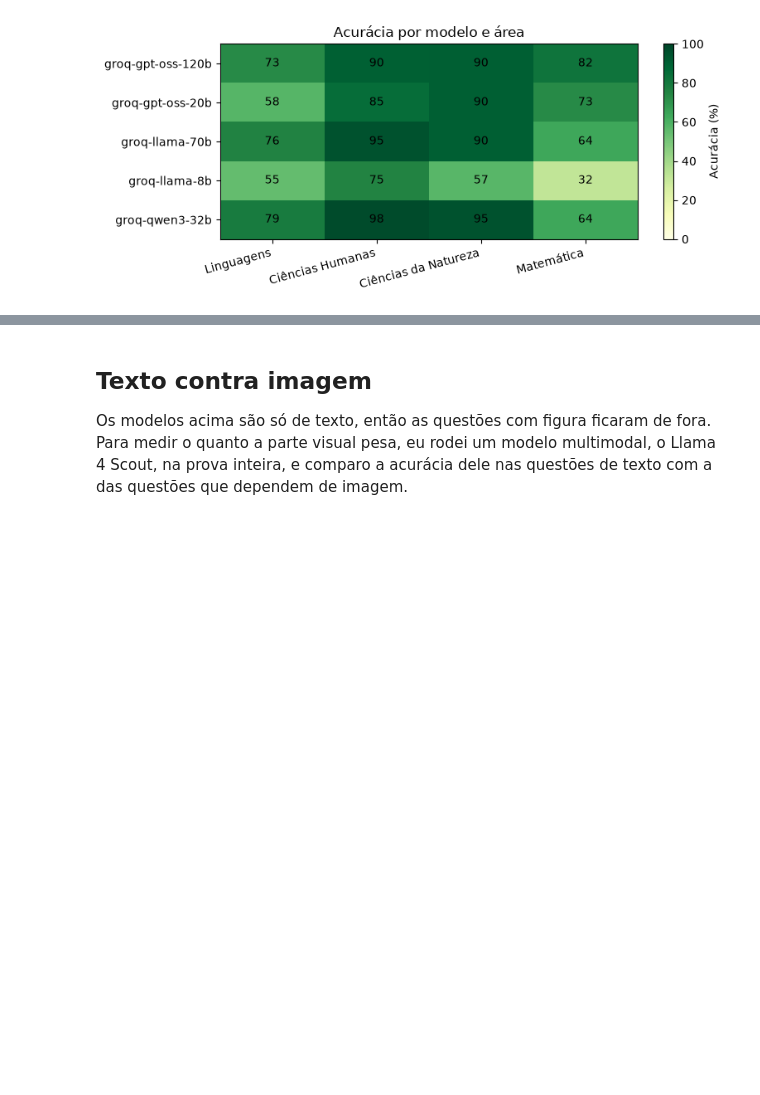
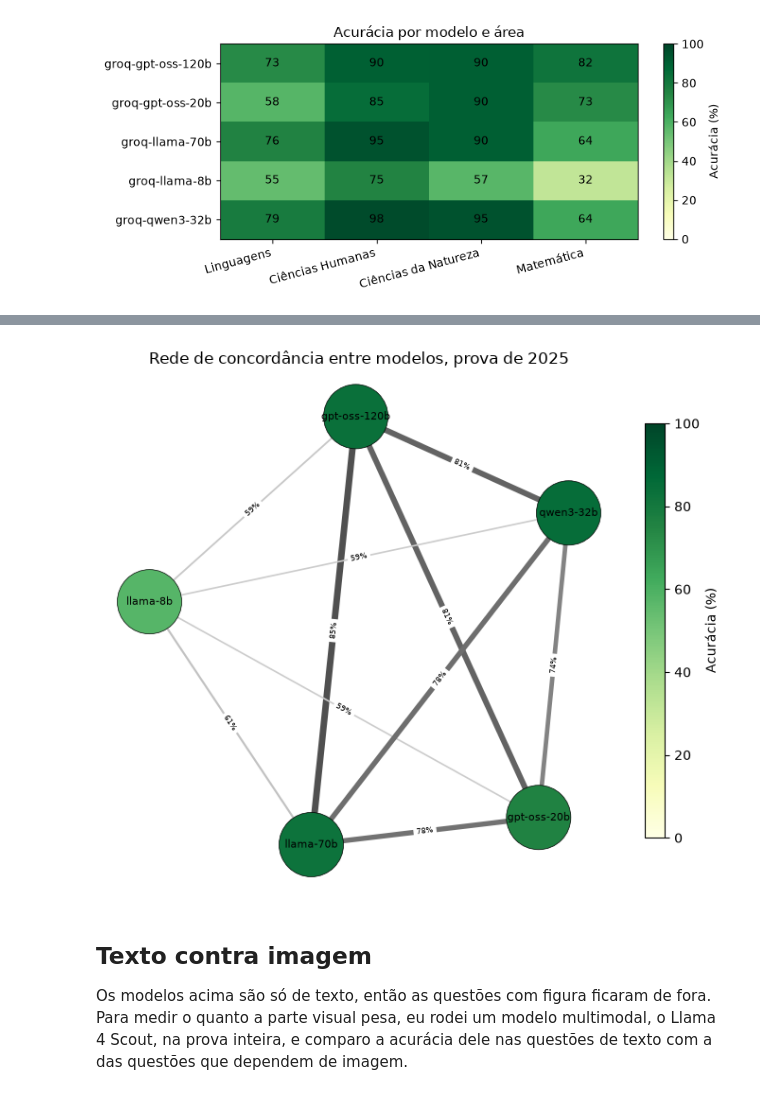
Before and after one commit to LucasSpinola/enem-llm-benchmark, a Jupyter notebook: notebooks/analise.ipynb, the cells around one changed output, grey strips where cells are left out. Drawn from its saved outputs; the diff is of its cells as text; code cells hidden in the pictures; blank space fills up the shorter version.

```diff
--- a/notebooks/analise.ipynb
+++ b/notebooks/analise.ipynb
@@ -144,3 +148,57 @@ plt.show()
+# %%
+import networkx as nx
+
+conc = {
+    m: dict(zip(g["questao_id"], g["alternativa"], strict=True)) for m, g in df.groupby("modelo")
+}
+acc = df.groupby("modelo")["acertou"].mean().mul(100)
+
+grafo = nx.Graph()
+grafo.add_nodes_from(conc)
+for a in sorted(conc):
+    for b in sorted(conc):
+        if a < b:
+            comuns = set(conc[a]) & set(conc[b])
+            iguais = sum(1 for q in comuns if pd.notna(conc[a][q]) and conc[a][q] == conc[b][q])
+            grafo.add_edge(a, b, weight=iguais / len(comuns))
+
+pos = nx.spring_layout(grafo, weight="weight", seed=42)
+pesos = [grafo[a][b]["weight"] for a, b in grafo.edges()]
+nomes = {m: m.replace("groq-", "") for m in grafo.nodes()}
+rotulos = {(a, b): f"{grafo[a][b]['weight']:.0%}" for a, b in grafo.edges()}
+
+fig, ax = plt.subplots(figsize=(7, 6))
+nx.draw_networkx_edges(
+    grafo,
+    pos,
+    width=[(p - 0.5) * 14 for p in pesos],
+    edge_color=pesos,
+    edge_cmap=plt.cm.Greys,
+    edge_vmin=0.4,
+    edge_vmax=1.0,
+    ax=ax,
+)
+nos = nx.draw_networkx_nodes(
+    grafo,
+    pos,
+    node_size=2400,
+    node_color=[acc[m] for m in grafo.nodes()],
+    cmap="YlGn",
+    vmin=0,
+    vmax=100,
+    edgecolors="black",
+    linewidths=0.5,
+    ax=ax,
+)
+nx.draw_networkx_labels(grafo, pos, labels=nomes, font_size=8, ax=ax)
+nx.draw_networkx_edge_labels(grafo, pos, edge_labels=rotulos, font_size=6, ax=ax)
+fig.colorbar(nos, ax=ax, label="Acurácia (%)", shrink=0.8)
+ax.set_title("Rede de concordância entre modelos, prova de 2025")
+ax.axis("off")
+plt.tight_layout()
+plt.show()
+# %% [output]
+[figure, added]
 # %% [markdown]
 ## Texto contra imagem
 
```
Also changed, not shown: parts of 2 cells of this notebook, 9 other files.
